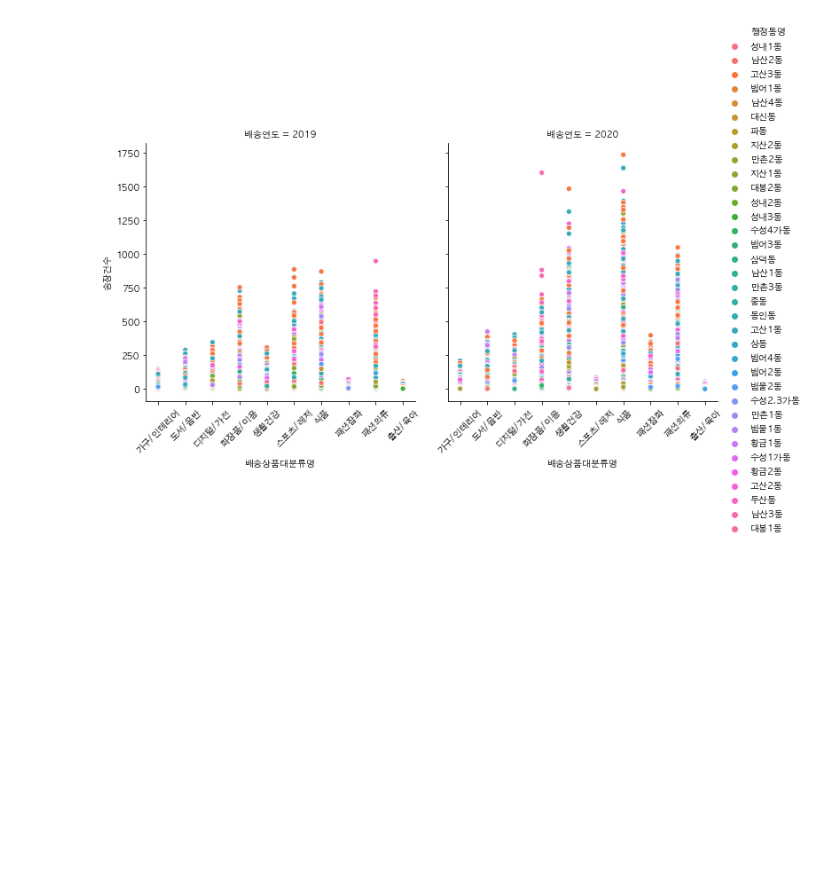
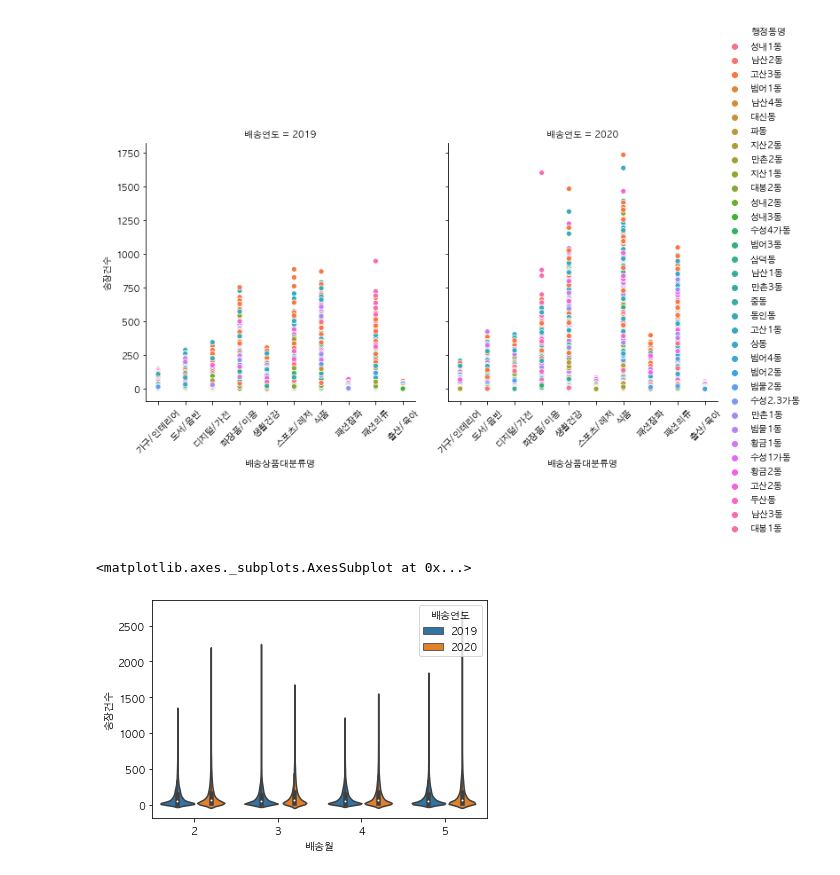
Before and after one commit to yekyung2/Python-DataAnalysis, a Jupyter notebook: shipping_data.ipynb, the cells around one changed output. Cells and saved outputs as stored; diff of their text form; code cells hidden in the pictures; blank space fills up the shorter version.

```diff
--- a/shipping_data.ipynb
+++ b/shipping_data.ipynb
@@ -477,3 +538,8 @@ chart_daegu.set_xticklabels(rotation=45)
 <seaborn.axisgrid.FacetGrid at 0x...>
 <Figure size 1440x216 with 0 Axes>
 [figure]
+# %%
+sns.violinplot(data=df_l, x="배송월", y="송장건수", hue="배송연도")
+# %% [output]
+<matplotlib.axes._subplots.AxesSubplot at 0x...>
+[figure, added]
```
Also changed, not shown: parts of 90 cells of this notebook.
